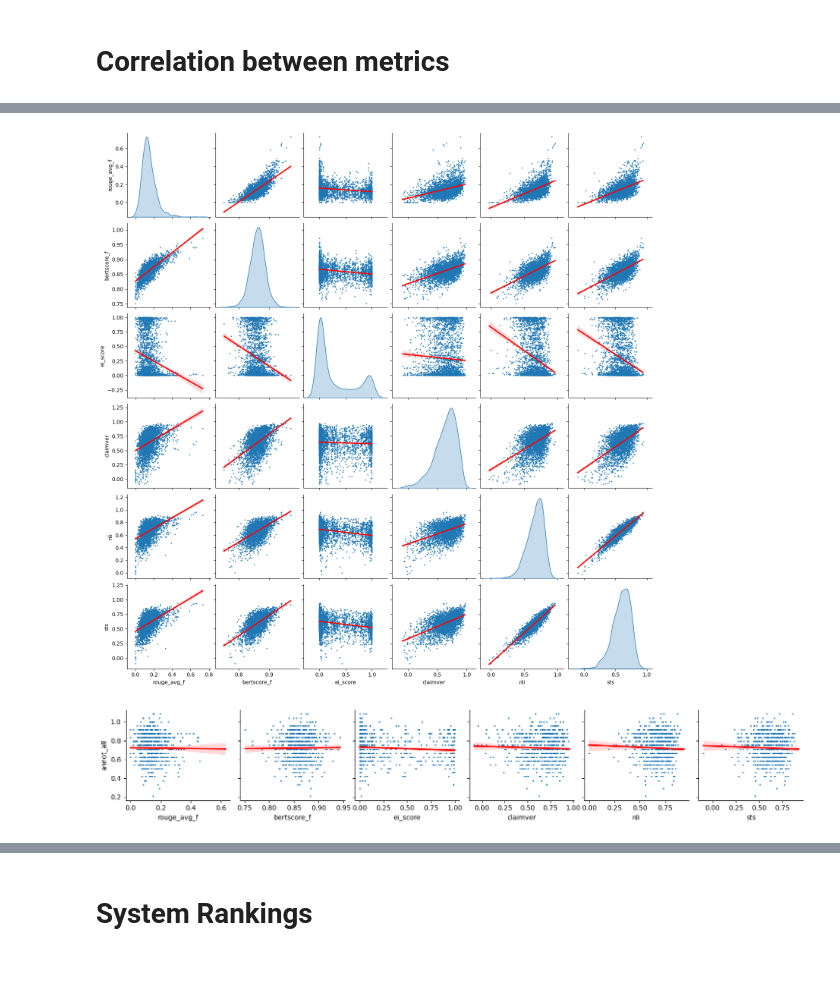
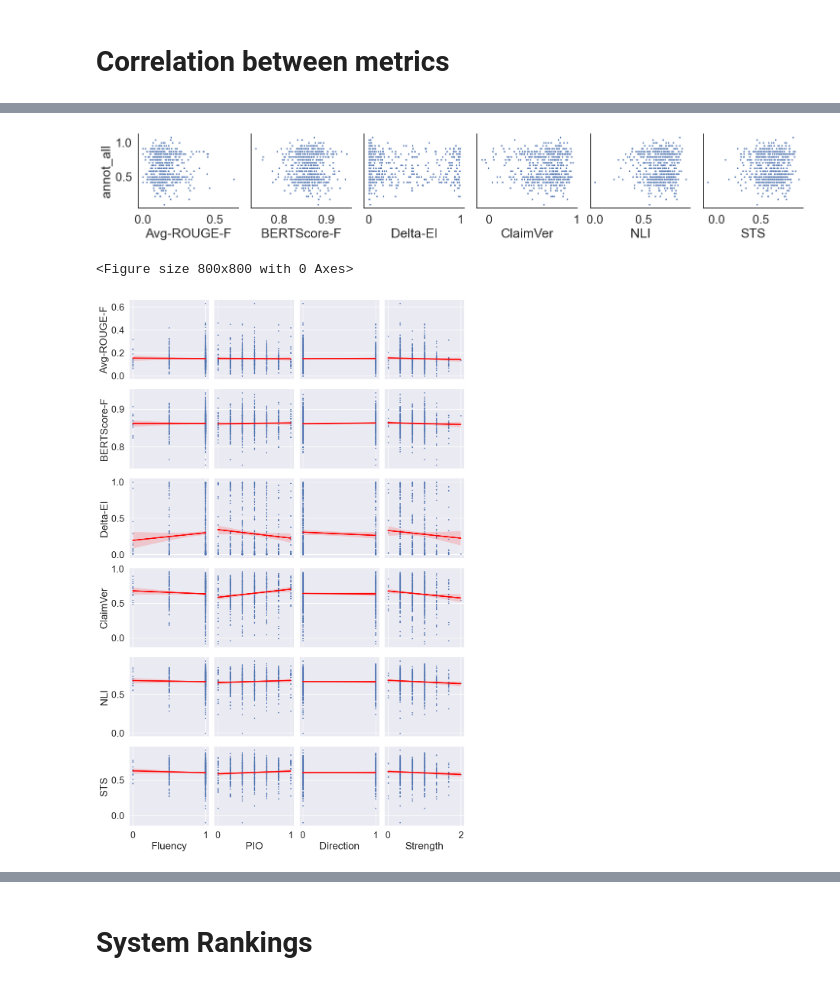
Before and after one commit to allenai/mslr-annotated-dataset, a Jupyter notebook: notebooks/lucyw_analysis.ipynb, the cells around one changed output, grey strips where cells are left out. Drawn from its saved outputs; the diff is of its cells as text; code cells hidden in the pictures.

Commit message:
update analysis to change Direction to binary class and new pairwise analysis

```diff
--- a/notebooks/lucyw_analysis.ipynb
+++ b/notebooks/lucyw_analysis.ipynb
@@ -51,4 +53,16 @@ jay :  99
 thinh :  99
 yulia :  103
 byron :  49
+# %%
+NAME_MAP = {
+    'led-base-16384-cochrane': 'LED-base-16k',
+    'SciSpace': 'SciSpace',
+    'ittc2': 'ITTC-2',
+    'ittc1': 'ITTC-1',
+    'bart-large-finetuned': 'BART-large',
+    'AI2/Longformer BART/train MS2/decode Cochrane': 'LED-MS2',
+    'AI2/Longformer BART/Train Cochrane/Decode Cochrane': 'LED-Cochrane',
+    'AI2/BART/train Cochrane/decode Cochrane': 'BART-Cochrane',
+    'longt5_pubmed': 'LongT5-PubMed'
+}
 # %%
@@ -321,33 +442,43 @@ plt.show()
 # %%
 sns.pairplot(
-    df,
+    df_annot,
 #     hue="exp_name",
-    x_vars=["rouge_avg_f", "bertscore_f", "ei_score", "claimver", "nli", "sts"],
-    y_vars=["rouge_avg_f", "bertscore_f", "ei_score", "claimver", "nli", "sts"],
     diag_kind="kde",
-#     kind="scatter",
+    x_vars=["Avg-ROUGE-F", "BERTScore-F", "Delta-EI", "ClaimVer", "NLI", "STS"],
+    y_vars=[
+#         "fluency_normalized", "pio_normalized", "ed_normalized", "strength_normalized",
+        "annot_all"
+    ],
+    kind="scatter",
+    plot_kws=dict(s=6),
 #     palette="muted",
-    kind="reg",
-    plot_kws={
-        'line_kws':{'color':'red'},
-        'scatter_kws': {'s': 2}
-    }
+#     kind="reg",
+#     plot_kws={
+#         'line_kws':{'color':'red'},
+#         'scatter_kws': {'s': 2}
+#     }
 )
 plt.show()
 # %% [output]
-[figure, old version]
+[figure, new version]
 # %%
+h = plt.figure(figsize=(8, 8))
+sns.set(font_scale=1.6)
+
 sns.pairplot(
     df_annot,
 #     hue="exp_name",
-    diag_kind="kde",
-    x_vars=["rouge_avg_f", "bertscore_f", "ei_score", "claimver", "nli", "sts"],
-    y_vars=[
-#         "fluency_normalized", "pio_normalized", "ed_normalized", "strength_normalized",
-        "annot_all"
+    y_vars=["Avg-ROUGE-F", "BERTScore-F", "Delta-EI", "ClaimVer", "NLI", "STS"],
+    x_vars=[
+        "Fluency",
+        "PIO",
+        "Direction",
+        "Strength",
+#         "annot_all"
     ],
 #     kind="scatter",
-#     palette="muted",
+#     kind="kde",
+#     palette="muted"
     kind="reg",
     plot_kws={
         'line_kws':{'color':'red'},
@@ -356,4 +487,5 @@ sns.pairplot(
 )
 plt.show()
 # %% [output]
+<Figure size 800x800 with 0 Axes>
-[figure, old version]
+[figure, new version]
```
Also changed, not shown: parts of 36 cells of this notebook.
